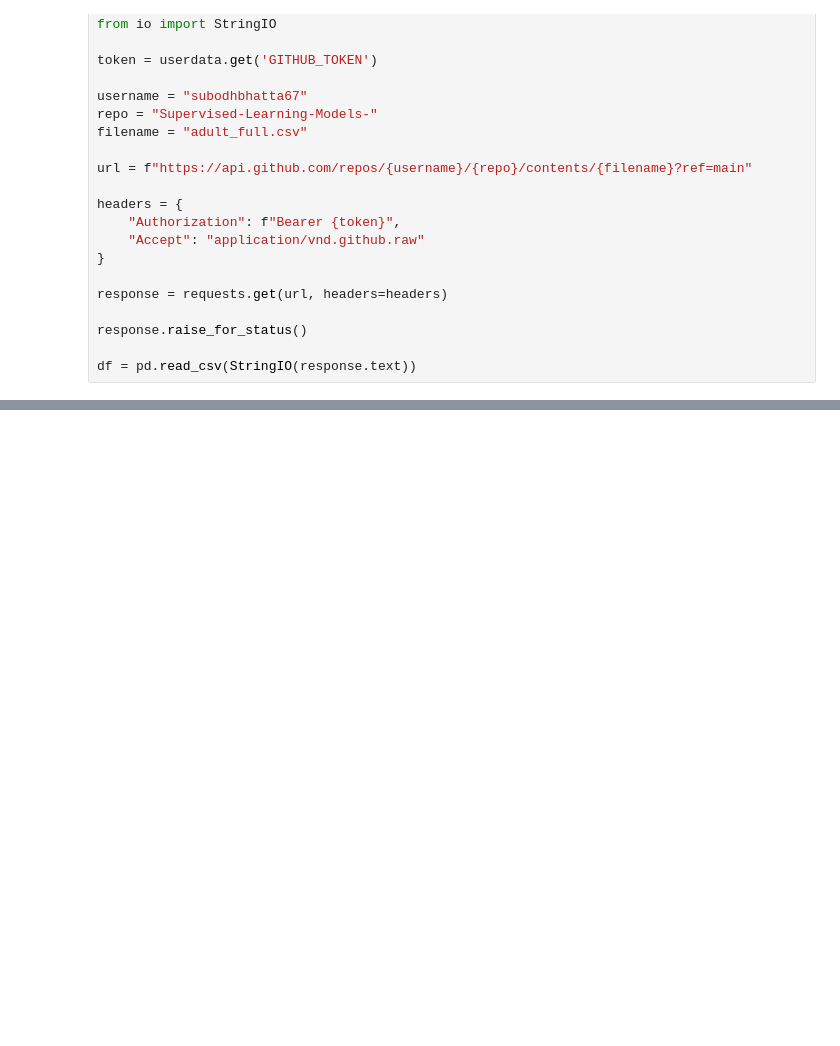
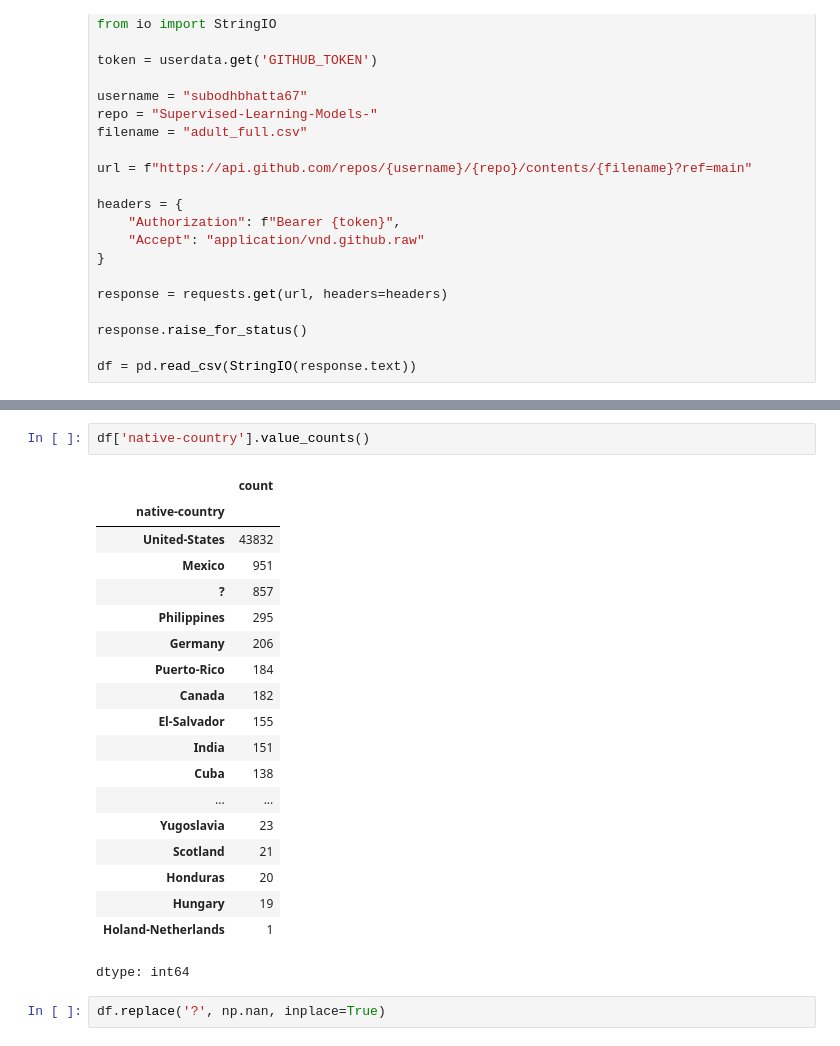
Before and after one commit to subodhbhatta67/Supervised-Learning-Models-, a Jupyter notebook: Supervised_learning.ipynb, the cells around one changed output, grey strips where cells are left out. Drawn from its saved outputs; the diff is of its cells as text; blank space fills up the shorter version.

```diff
--- a/Supervised_learning.ipynb
+++ b/Supervised_learning.ipynb
@@ -34,0 +188,24 @@ df = pd.read_csv(StringIO(response.text))
+# %%
+df['native-country'].value_counts()
+# %% [output]
+|  | count |
+| native-country |  |
+| United-States | 43832 |
+| Mexico | 951 |
+| ? | 857 |
+| Philippines | 295 |
+| Germany | 206 |
+| Puerto-Rico | 184 |
+| Canada | 182 |
+| El-Salvador | 155 |
+| India | 151 |
+| Cuba | 138 |
+| ... | ... |
+| Yugoslavia | 23 |
+| Scotland | 21 |
+| Honduras | 20 |
+| Hungary | 19 |
+| Holand-Netherlands | 1 |
+dtype: int64
+# %%
+df.replace('?', np.nan, inplace=True)
```
Also changed, not shown: parts of 14 cells of this notebook.
